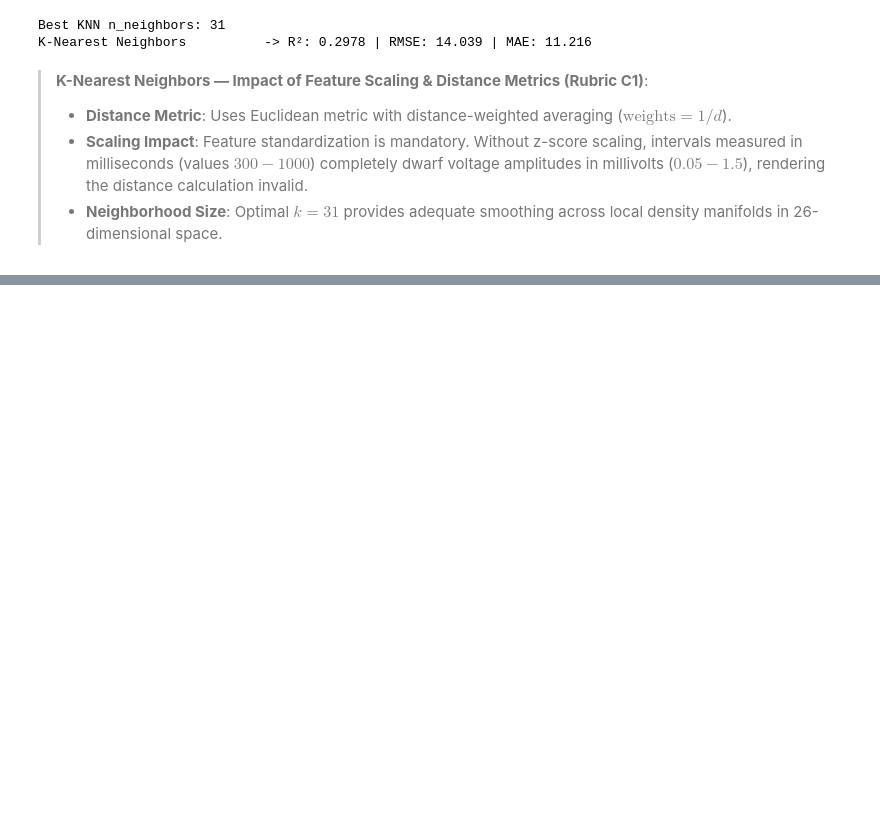
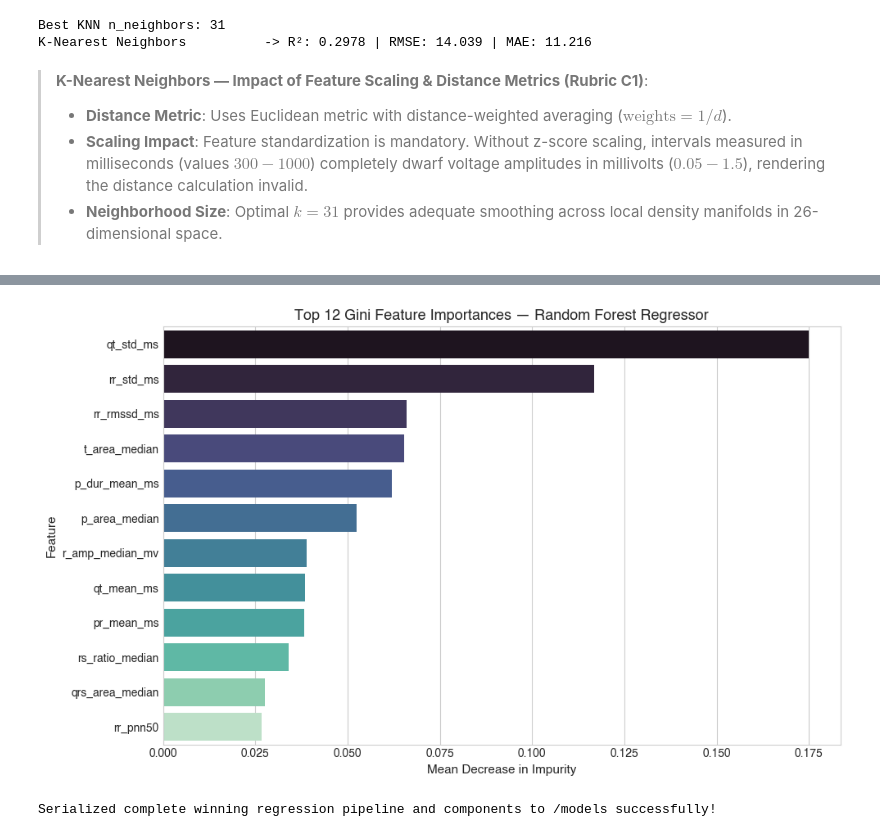
Before and after one commit to Harishraghult/ML_project, a Jupyter notebook: notebooks/regression.ipynb, the cells around one changed output, grey strips where cells are left out. Saved outputs shown, nothing was run; the diff lists cells and outputs as text; code cells hidden in the pictures; blank space fills up the shorter version.

```diff
--- a/notebooks/regression.ipynb
+++ b/notebooks/regression.ipynb
@@ -625,0 +829,28 @@ K-Nearest Neighbors          -> R²: 0.2978 | RMSE: 14.039 | MAE: 11.216
+# %%
+# Feature Importance Plot for the Best Tree-Based Model
+best_rf = models_dict.get('Random Forest')
+if best_rf and hasattr(best_rf, 'feature_importances_'):
+    rf_imp = pd.DataFrame({'Feature': feature_cols, 'Importance': best_rf.feature_importances_})
+    rf_imp = rf_imp.sort_values(by='Importance', ascending=False)
+
+    plt.figure(figsize=(10, 6))
+    sns.barplot(data=rf_imp.head(12), x='Importance', y='Feature', palette='mako')
+    plt.title(f'Top 12 Gini Feature Importances — Random Forest Regressor', fontsize=13, fontweight='bold')
+    plt.xlabel('Mean Decrease in Impurity', fontsize=11)
+    plt.ylabel('Feature', fontsize=11)
+    plt.tight_layout()
+    plt.show()
+
+# Serialize the self-contained winning regression pipeline (BUG-13)
+joblib.dump({
+    'pipeline': best_pipe,
+    'feature_names': feature_cols
+}, os.path.join(MODELS_DIR, 'best_regression_pipeline.joblib'))
+
+joblib.dump(models_dict[best_model_name], os.path.join(MODELS_DIR, 'best_regression_model.joblib'))
+joblib.dump(scaler, os.path.join(MODELS_DIR, 'scaler.joblib'))
+joblib.dump(imputer, os.path.join(MODELS_DIR, 'imputer.joblib'))
+print("Serialized complete winning regression pipeline and components to /models successfully!")
+# %% [output]
+[figure, added]
+Serialized complete winning regression pipeline and components to /models successfully!
```
Also changed, not shown: parts of 13 cells of this notebook, 2 other files.
